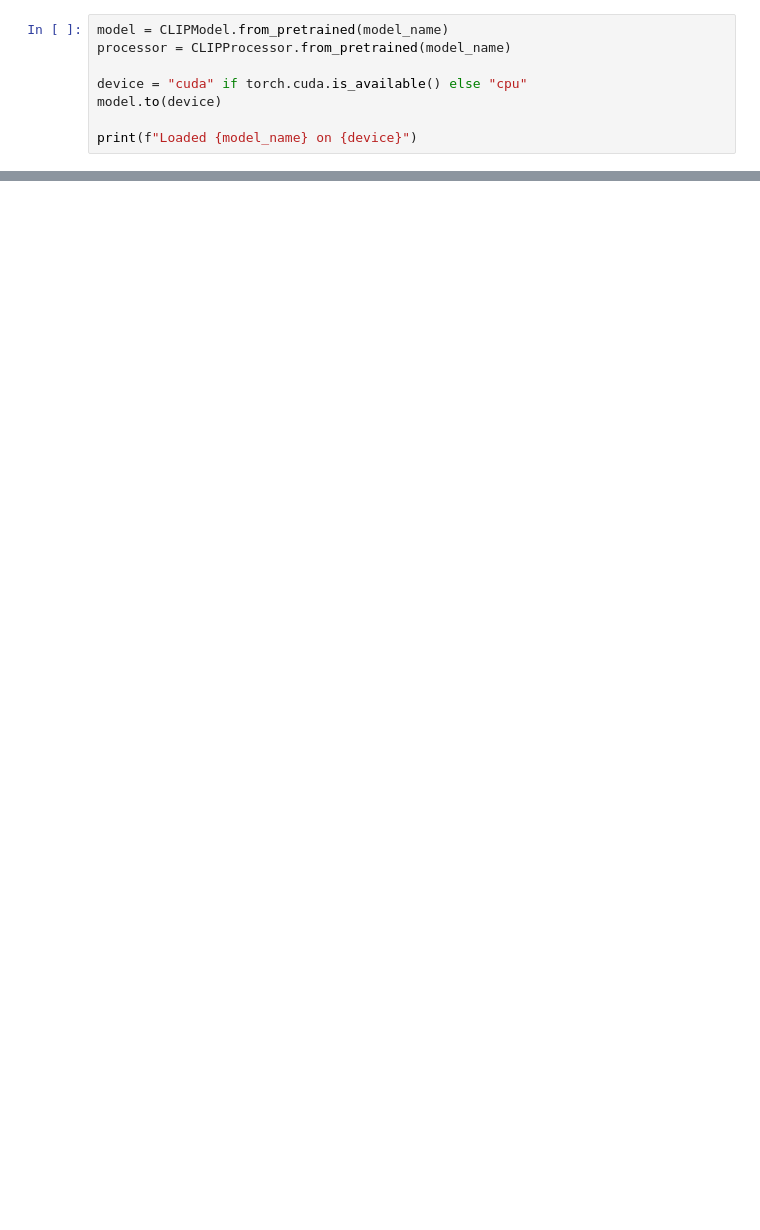
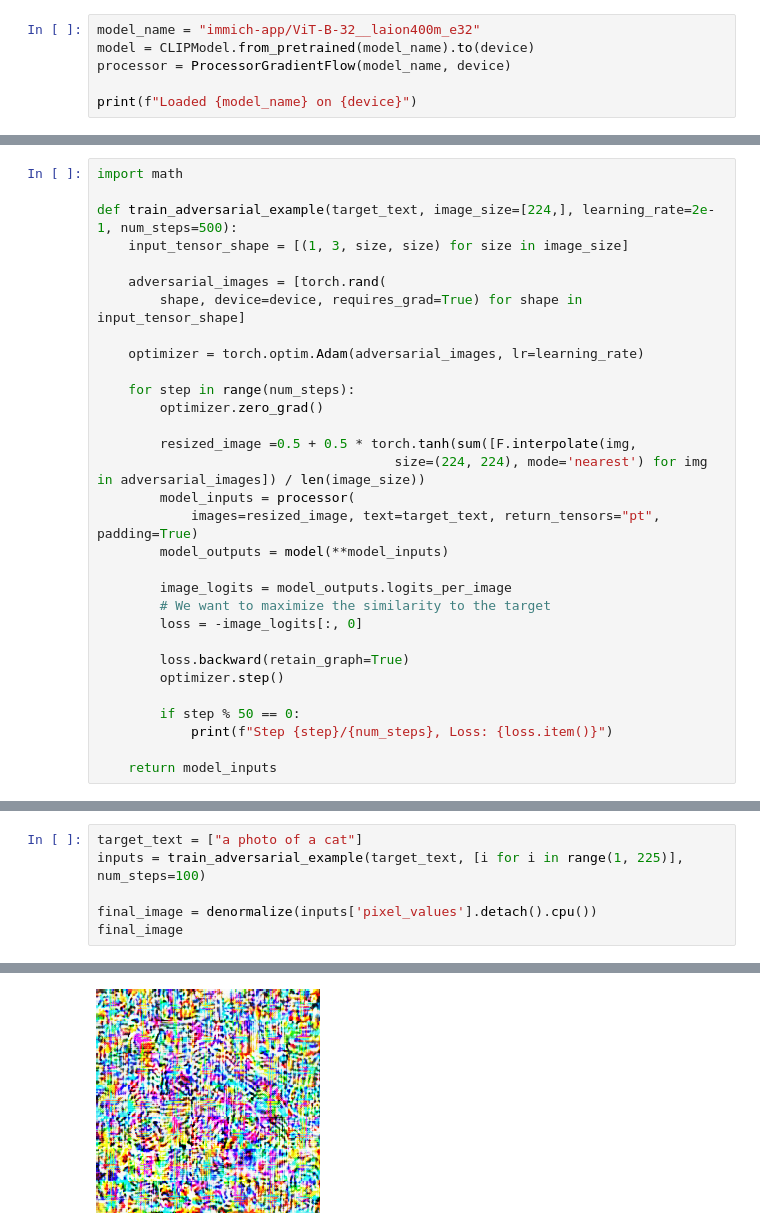
Before and after one commit to MehdiJmlkh/Direct-Ascent-Synthesis, a Jupyter notebook: CLIP.ipynb, the cells around one changed output, grey strips where cells are left out. Drawn from its saved outputs; the diff is of its cells as text; blank space fills up the shorter version.

```diff
--- a/CLIP.ipynb
+++ b/CLIP.ipynb
@@ -8,9 +57,7 @@ model_name = "openai/clip-vit-base-patch32"
 # %%
-model = CLIPModel.from_pretrained(model_name)
-processor = CLIPProcessor.from_pretrained(model_name)
-
-device = "cuda" if torch.cuda.is_available() else "cpu"
-model.to(device)
+model_name = "immich-app/ViT-B-32__laion400m_e32"
+model = CLIPModel.from_pretrained(model_name).to(device)
+processor = ProcessorGradientFlow(model_name, device)
 
 print(f"Loaded {model_name} on {device}")
 # %% [output]
@@ -18,2 +138,33 @@ Loaded openai/clip-vit-base-patch32 on cuda
+# %%
+import math
+
+def train_adversarial_example(target_text, image_size=[224,], learning_rate=2e-1, num_steps=500):
+    input_tensor_shape = [(1, 3, size, size) for size in image_size]
+
+    adversarial_images = [torch.rand(
+        shape, device=device, requires_grad=True) for shape in input_tensor_shape]
+
+    optimizer = torch.optim.Adam(adversarial_images, lr=learning_rate)
+
+    for step in range(num_steps):
+        optimizer.zero_grad()
+
+        resized_image =0.5 + 0.5 * torch.tanh(sum([F.interpolate(img,
+                                      size=(224, 224), mode='nearest') for img in adversarial_images]) / len(image_size))
+        model_inputs = processor(
+            images=resized_image, text=target_text, return_tensors="pt", padding=True)
+        model_outputs = model(**model_inputs)
+
+        image_logits = model_outputs.logits_per_image
+        # We want to maximize the similarity to the target
+        loss = -image_logits[:, 0]
+
+        loss.backward(retain_graph=True)
+        optimizer.step()
+
+        if step % 50 == 0:
+            print(f"Step {step}/{num_steps}, Loss: {loss.item()}")
+
+    return model_inputs
 # %%
 # Test  CLIP
@@ -38,0 +209,7 @@ print(probabilities)
+# %%
+target_text = ["a photo of a cat"]
+inputs = train_adversarial_example(target_text, [i for i in range(1, 225)], num_steps=100)
+
+final_image = denormalize(inputs['pixel_values'].detach().cpu())
+final_image
+# %% [output]
@@ -38,0 +218 @@ print(probabilities)
+[figure, added]
```
Also changed, not shown: parts of 13 cells of this notebook.
